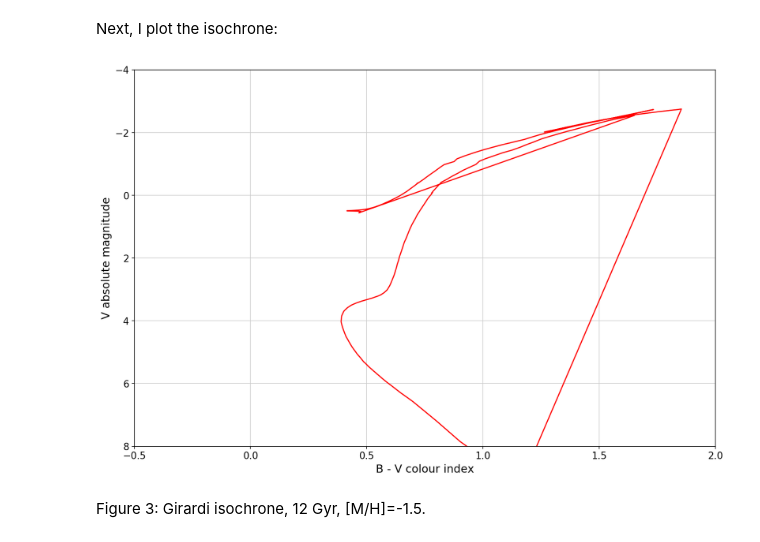
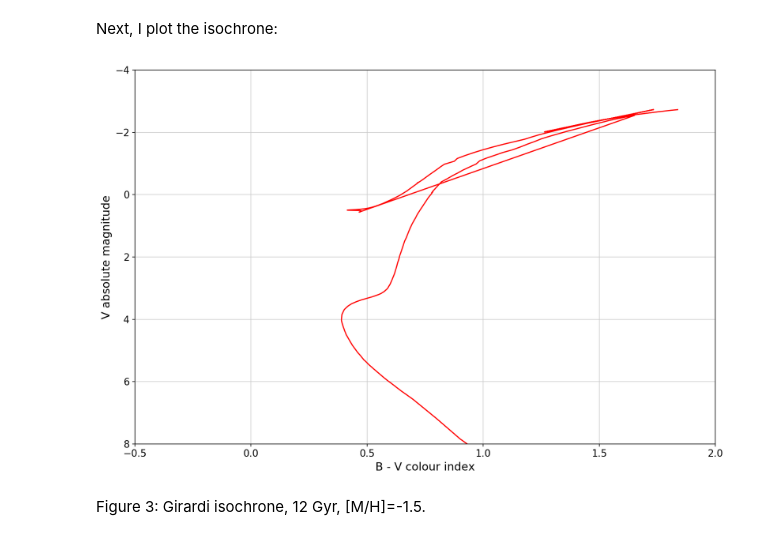
Before and after one commit to evgenyneu/asp3231_project, a Jupyter notebook: code/070_fit_isochrones/fit_isochrones.ipynb, the cells around one changed output. Cells and saved outputs as stored; diff of their text form; code cells hidden in the pictures.

Commit message:
Fitting Girardi isochrones

```diff
--- a/code/070_fit_isochrones/fit_isochrones.ipynb
+++ b/code/070_fit_isochrones/fit_isochrones.ipynb
@@ -69,13 +82,14 @@ def save_plot(fig, plot_dir, file_name):
 
     image_path = os.path.join(plot_dir, file_name)
 
-    plt.savefig(image_path, fig=fig, dpi=150)
+    plt.savefig(image_path, fig=fig, dpi=150, transparent=False)
 
 
 
 def make_cmd(data_path, blue_mag, red_mag,
              x_label, y_label, title, xlims, ylims,
-             y_offset=0, x_offset=0, title_offset=-0.15):
+             y_offset=0, x_offset=0, legend_label=None,
+             title_offset=-0.15):
     """
     Make a plot of colour magnitude diagram.
 
@@ -99,6 +113,13 @@ def make_cmd(data_path, blue_mag, red_mag,
 
     y_offset: float
         Offset that is added to the Y values of the observed data.
+
+    legend_label: str
+        Optional legend label.
+
+    title_offset: float.
+        A small negative number used to shift the title,
+        so that it does not overlap with the plot. Adjusted manually.
     """
 
     # Read magnitudes and colors from CSV file
@@ -115,7 +136,8 @@ def make_cmd(data_path, blue_mag, red_mag,
     # Show plot
     ax.scatter(x_values + x_offset, df[red_mag] + y_offset, zorder=2,
                color="#0084ff40",
-               edgecolor="#0084ff")
+               edgecolor="#0084ff",
+               label=legend_label)
 
     # Show grid
     ax.grid(zorder=-1)
@@ -132,6 +154,9 @@ def make_cmd(data_path, blue_mag, red_mag,
 
     if ylims is not None:
         ax.set_ylim(ylims)
+
+    if title_offset is None:
+        title_offset = -0.15
 
     ax.set_title(title, y=title_offset)  # Set image title
 
@@ -221,6 +246,42 @@ I generate a Girardi isochrone:
 # %% [markdown]
 Next, I plot the isochrone:
 # %%
+def read_girardi_data(data_path):
+    """
+    Read Girardi isochrone data file,
+    i.e. the file produced by http://stev.oapd.inaf.it/cgi-bin/cmd web site
+
+    Parameters
+    ----------
+
+    data_path: str
+        Path to data file
+
+    Returns
+    -------
+    pandas.core.frame.DataFrame
+        Data for Girardi iscochrone.
+    """
+
+    # Open text file
+    with open(data_path) as file:
+        file_text = file.read()
+        # Remove comment character from header line
+        file_text = file_text.replace('# Zini', "Zini")
+
+        # Delete all comments
+        file_text = re.sub(r'^#.*\n?', '', file_text, flags=re.MULTILINE)
+
+        # Remove last line
+        file_text = file_text[:file_text.rfind('\n',  0, len(file_text) - 1)]
+
+    data = StringIO(file_text)
+
+    # Read the data from text table,
+    # using any whitespace characters as column separators
+    return pd.read_table(data, delimiter='\s+')
+
+
 def plot_isochrone(plot_dir, file_name, data_path):
     """
     Make a plot of a Girardi isochrone.
@@ -238,39 +299,37 @@ def plot_isochrone(plot_dir, file_name, data_path):
 
     """
 
-    # Read the data from text table,
-    # using any whitespace characters as column separators
-    df = pd.read_table(data_path, delimiter='\s+')
+    df = read_girardi_data(data_path)
 
     # Create a figure and axis object
     fig, ax = plt.subplots(1, 1)
 
     # Show plot
     ax.plot(df["Bmag"] - df["Vmag"], df["Vmag"], zorder=2, c='red')
 
     # Set axes limits
     ax.set_xlim(-0.5, 2)
     ax.set_ylim(-4, 8)
 
     # Show grid
     ax.grid(zorder=-1)
 
     # Set plot labels
     ax.set_xlabel("B - V colour index")
     ax.set_ylabel("V absolute magnitude")
 
     # Invert y axis
     ax.invert_yaxis()
 
     # Expand the plot to the edges
     fig.tight_layout()
 
     save_plot(fig=fig, file_name=file_name, plot_dir=plot_dir)
 
 
-plot_isochrone(plot_dir="plots", file_name="girardi_12gyr.pdf",
-               data_path="data/girardi/12.00_gyr.txt")
+plot_isochrone(plot_dir="images", file_name="girardi_12gyr.png",
+               data_path="data/girardi/-1.5/12.00_gyr.txt")
 # %% [output]
-[figure, old version]
+[figure, new version]
 # %% [markdown]
 Figure 3: Girardi isochrone, 12 Gyr, [M/H]=-1.5.
```
Also changed, not shown: parts of 10 cells of this notebook, 28 other files.
